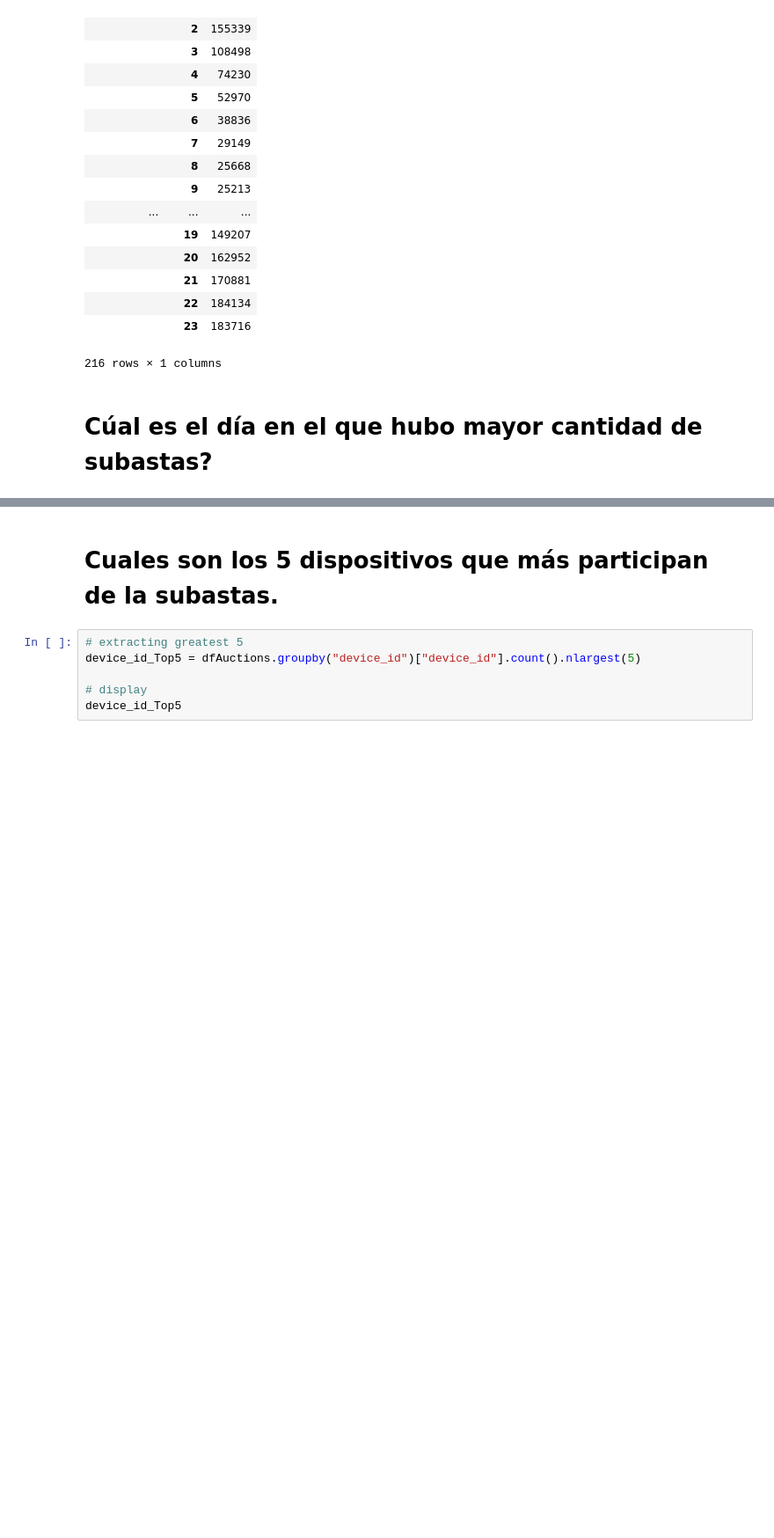
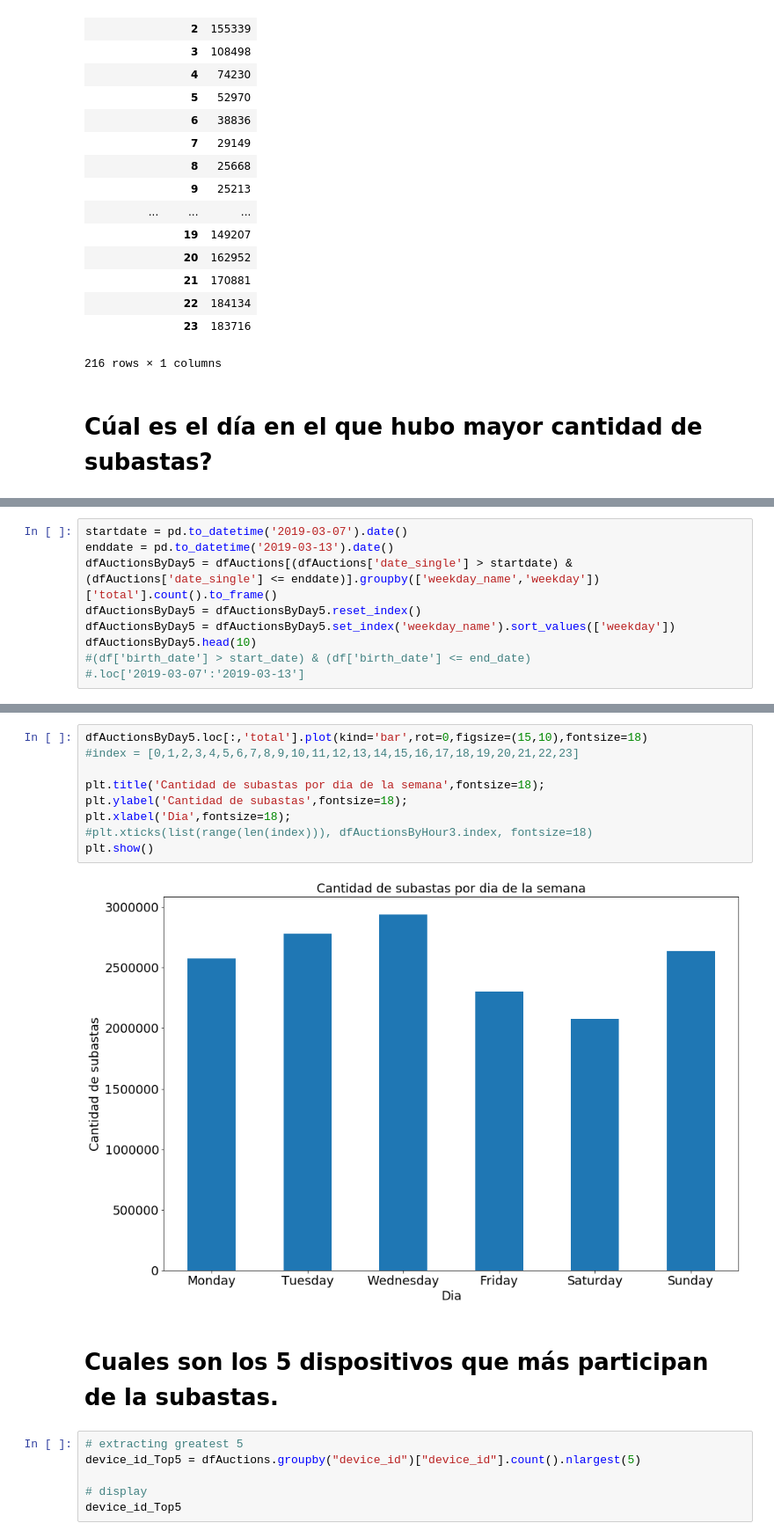
Before and after one commit to faristegui/tpdatos2019, a Jupyter notebook: notebooks/Auctions_Analisis_cesar.ipynb, the cells around one changed output, grey strips where cells are left out. Shown: that part at 88% size. Cells and saved outputs as stored; diff of their text form; blank space fills up the shorter version.

```diff
--- a/notebooks/Auctions_Analisis_cesar.ipynb
+++ b/notebooks/Auctions_Analisis_cesar.ipynb
@@ -544,0 +547,9 @@ plt.show()
+# %%
+startdate = pd.to_datetime('2019-03-07').date()
+enddate = pd.to_datetime('2019-03-13').date()
+dfAuctionsByDay5 = dfAuctions[(dfAuctions['date_single'] > startdate) & (dfAuctions['date_single'] <= enddate)].groupby(['weekday_name','weekday'])['total'].count().to_frame()
+dfAuctionsByDay5 = dfAuctionsByDay5.reset_index()
+dfAuctionsByDay5 = dfAuctionsByDay5.set_index('weekday_name').sort_values(['weekday'])
+dfAuctionsByDay5.head(10)
+#(df['birth_date'] > start_date) & (df['birth_date'] <= end_date)
+#.loc['2019-03-07':'2019-03-13']
@@ -545,3 +565,14 @@ plt.show()
+# %%
+dfAuctionsByDay5.loc[:,'total'].plot(kind='bar',rot=0,figsize=(15,10),fontsize=18)
+#index = [0,1,2,3,4,5,6,7,8,9,10,11,12,13,14,15,16,17,18,19,20,21,22,23]
+
+plt.title('Cantidad de subastas por dia de la semana',fontsize=18);
+plt.ylabel('Cantidad de subastas',fontsize=18);
+plt.xlabel('Dia',fontsize=18);
+#plt.xticks(list(range(len(index))), dfAuctionsByHour3.index, fontsize=18)
+plt.show()
+# %% [output]
+[figure, added]
 # %% [markdown]
 # Cuales son los 5 dispositivos que más participan de la subastas.
 # %%
```
Also changed, not shown: parts of 26 cells of this notebook.
